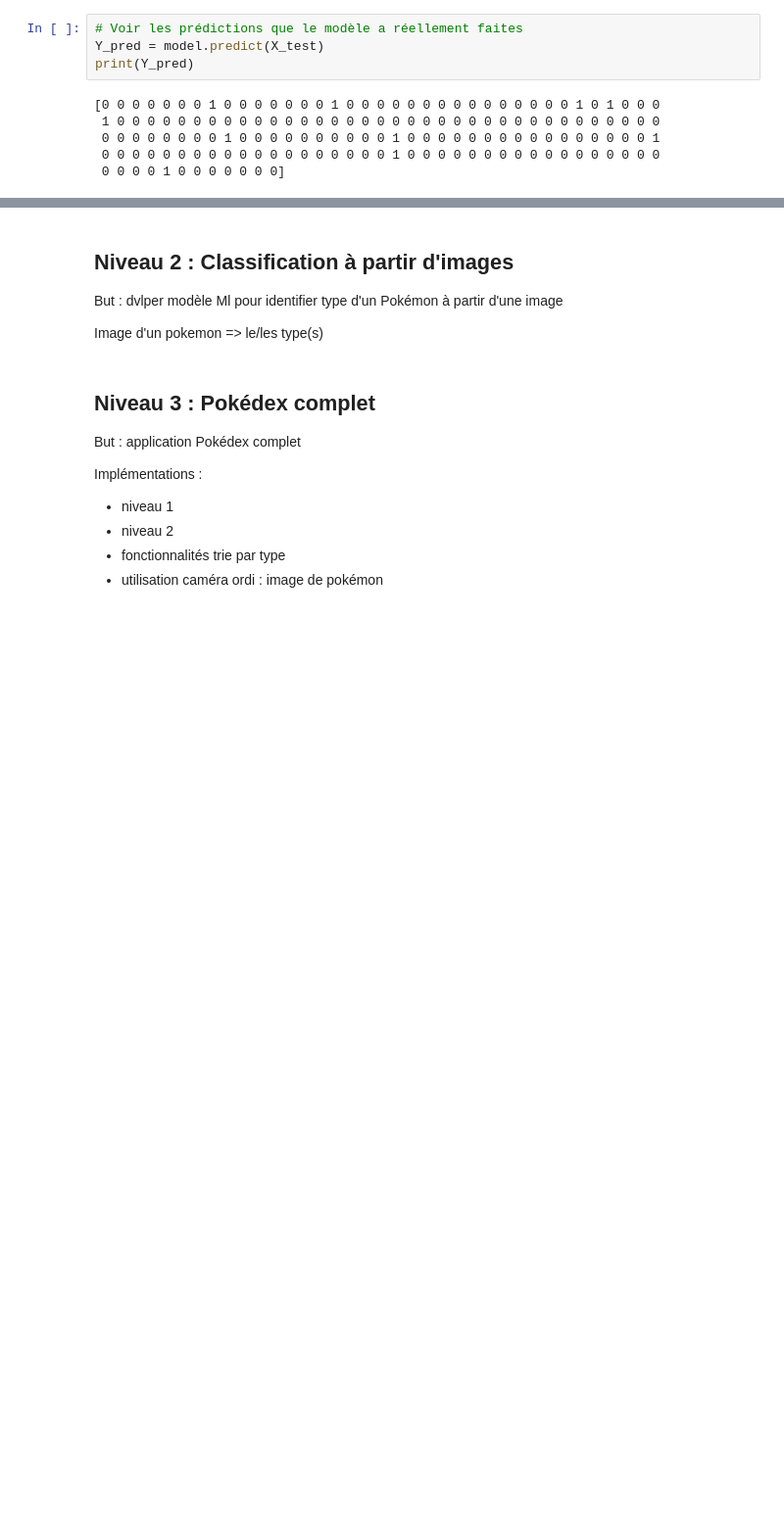
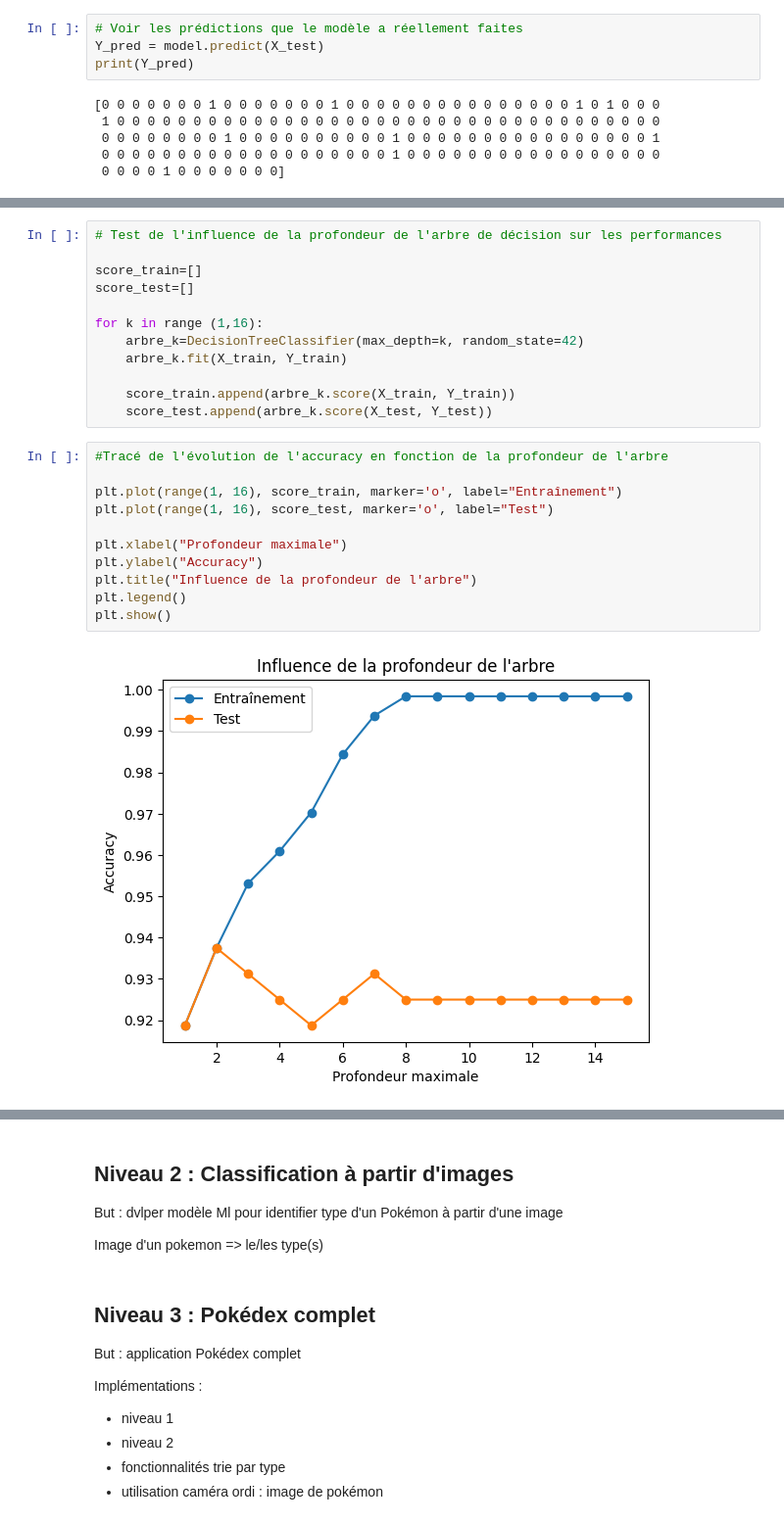
Before and after one commit to Sovany-C/Projet, a Jupyter notebook: Projet_v1.ipynb, the cells around one changed output, grey strips where cells are left out. Shown at 98% size. Saved outputs shown, nothing was run; the diff lists cells and outputs as text; blank space fills up the shorter version.

```diff
--- a/Projet_v1.ipynb
+++ b/Projet_v1.ipynb
@@ -340,0 +451,25 @@ Observations suite aux tests KNN :
+# %%
+# Test de l'influence de la profondeur de l'arbre de décision sur les performances
+
+score_train=[]
+score_test=[]
+
+for k in range (1,16):
+    arbre_k=DecisionTreeClassifier(max_depth=k, random_state=42)
+    arbre_k.fit(X_train, Y_train)
+
+    score_train.append(arbre_k.score(X_train, Y_train))
+    score_test.append(arbre_k.score(X_test, Y_test))
+# %%
+#Tracé de l'évolution de l'accuracy en fonction de la profondeur de l'arbre
+
+plt.plot(range(1, 16), score_train, marker='o', label="Entraînement")
+plt.plot(range(1, 16), score_test, marker='o', label="Test")
+
+plt.xlabel("Profondeur maximale")
+plt.ylabel("Accuracy")
+plt.title("Influence de la profondeur de l'arbre")
+plt.legend()
+plt.show()
+# %% [output]
+[figure, added]
```
Also changed, not shown: parts of 20 cells of this notebook.
